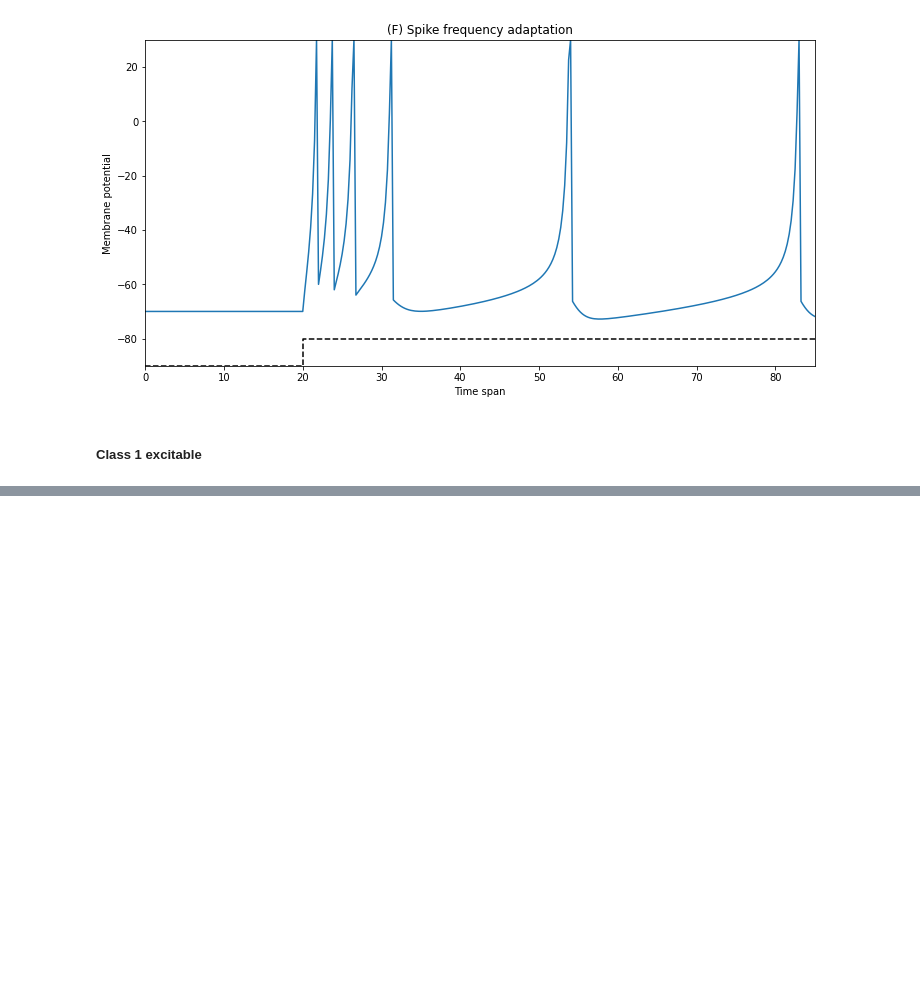
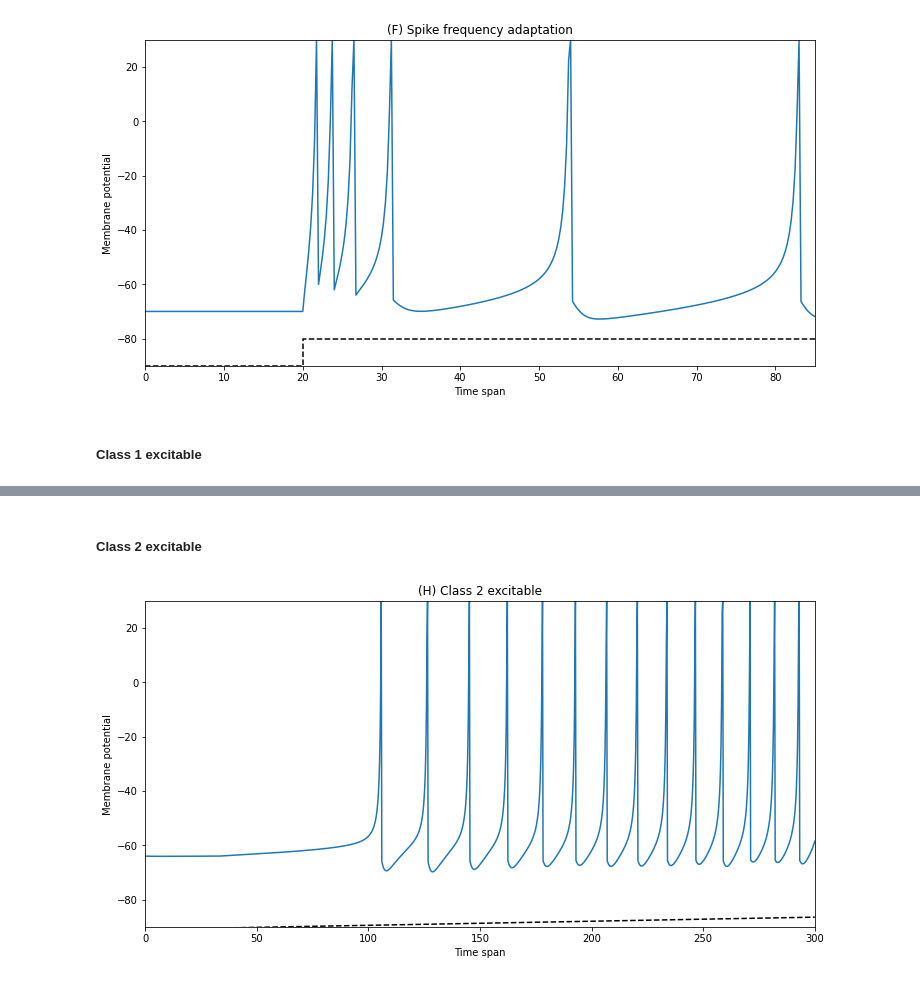
Before and after one commit to francescapoli98/computational-neuroscience, a Jupyter notebook: LAB1/assignment 1/spiking_neurons.ipynb, the cells around one changed output, grey strips where cells are left out. Saved outputs shown, nothing was run; the diff lists cells and outputs as text; code cells hidden in the pictures; blank space fills up the shorter version.

```diff
--- a/LAB1/assignment 1/spiking_neurons.ipynb
+++ b/LAB1/assignment 1/spiking_neurons.ipynb
@@ -153,0 +164,20 @@ TypeError: __init__() missing 9 required positional arguments: 'tspan', 'T1', 'a
+# %% [markdown]
+##### Class 2 excitable
+# %%
+params['a']=0.2
+params['b']=0.26
+params['c']=-65
+params['d']=0
+params['V']=-64
+params['i']=-0.5
+
+izhi = Izhikievich(tspan, T1, **params)
+setattr(izhi, 'ii', True)
+setattr(izhi, 'i_coef', True)
+
+VV, uu = izhi.simulation()
+
+feature_name="(H) Class 2 excitable"
+izhi.plotting(VV, uu, feature_name)
+# %% [output]
+[figure, added]
```
Also changed, not shown: parts of 7 cells of this notebook, 18 other files.
